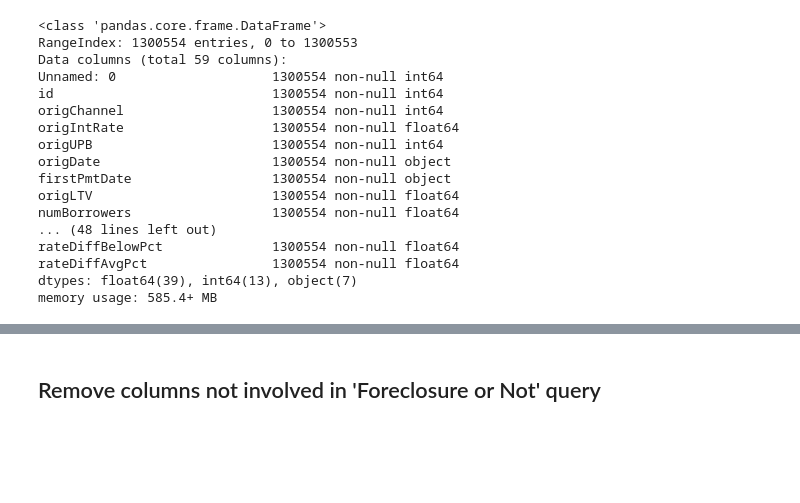
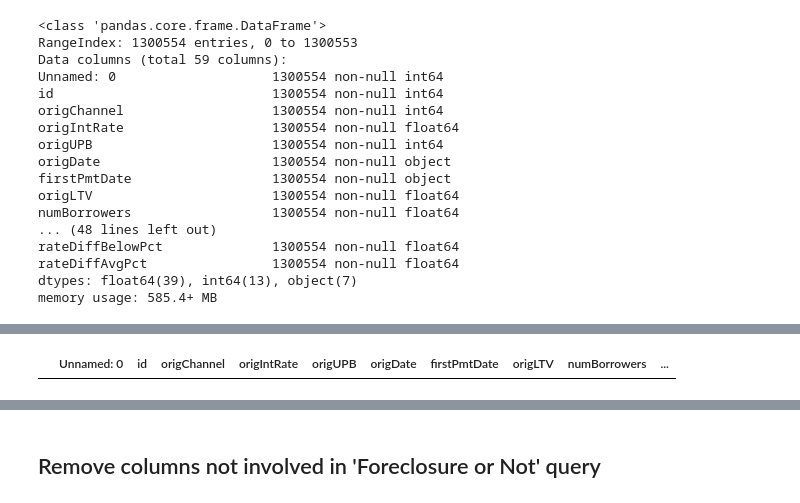
Before and after one commit to justinboggs/FannieSaves, a Jupyter notebook: Kip/ML-Foreclo50-50Constructed50kTrainBEST.ipynb, the cells around one changed output, grey strips where cells are left out. Saved outputs shown, nothing was run; the diff lists cells and outputs as text; code cells hidden in the pictures; blank space fills up the shorter version.

```diff
--- a/Kip/ML-Foreclo50-50Constructed50kTrainBEST.ipynb
+++ b/Kip/ML-Foreclo50-50Constructed50kTrainBEST.ipynb
@@ -61,0 +98,8 @@ memory usage: 585.4+ MB
+# %%
+shortsale_df = df[df['zeroBalCode'] == 3]
+# %%
+shortsaleNoDeliq = shortsale_df[shortsale_df['deliqBad'] == 0]
+# %%
+shortsaleNoDeliq.head()
+# %% [output]
+|  | Unnamed: 0 | id | origChannel | origIntRate | origUPB | origDate | firstPmtDate | origLTV | numBorrowers | ... |
```
Also changed, not shown: parts of 14 cells of this notebook, 1 other file.
